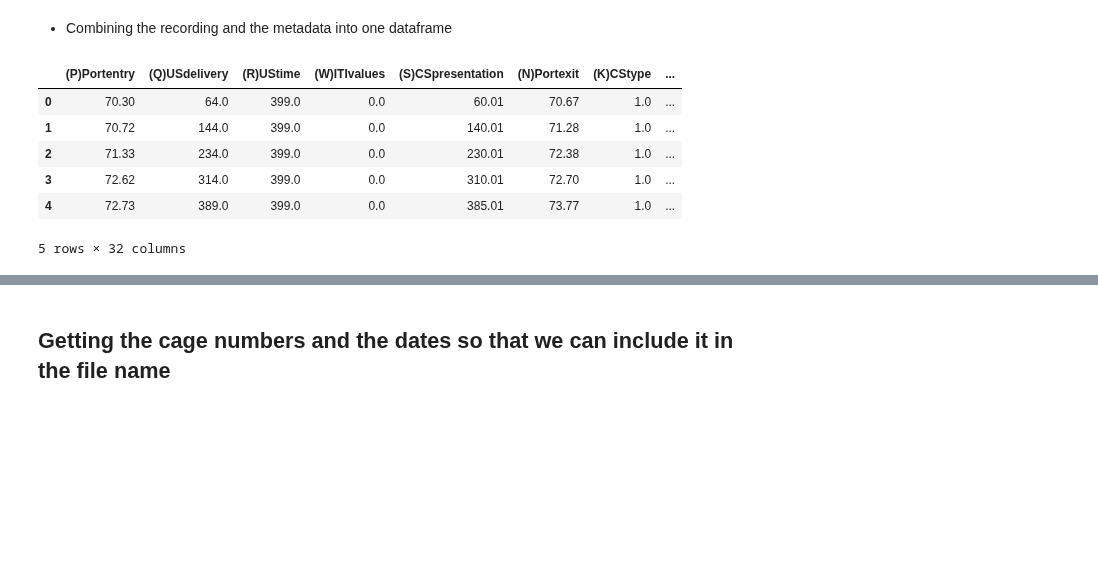
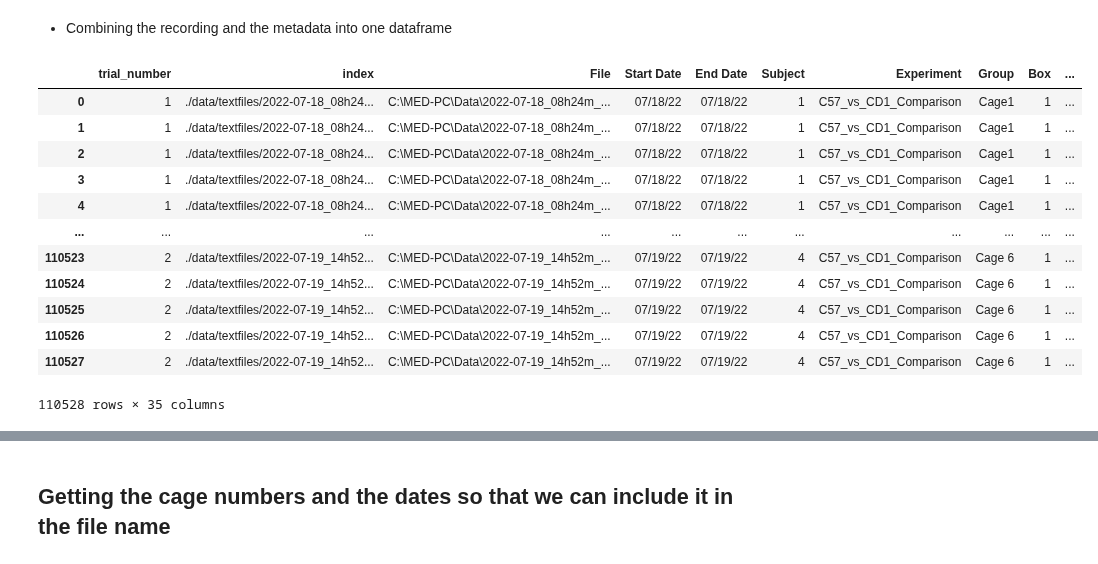
Before and after one commit to padillacoreanolab/behavioral_dataframe_processing, a Jupyter notebook: results/2022_07_20_repeated_id_fix/01_extracting_recording_data_and_metadata.ipynb, the cells around one changed output, grey strips where cells are left out. Saved outputs shown, nothing was run; the diff lists cells and outputs as text; code cells hidden in the pictures; blank space fills up the shorter version.

```diff
--- a/results/2022_07_20_repeated_id_fix/01_extracting_recording_data_and_metadata.ipynb
+++ b/results/2022_07_20_repeated_id_fix/01_extracting_recording_data_and_metadata.ipynb
@@ -173,4 +172,0 @@ metadata_df.tail()
-# %%
-# Changing the file path to Windows format, then back to Linux format
-# Then just taking the file name
-metadata_df["file_name"] = metadata_df["File"].apply(lambda x: os.path.basename(Path(PureWindowsPath(x))).strip())
@@ -196,0 +175,4 @@ metadata_df
+# %%
+# Changing the file path to Windows format, then back to Linux format
+# Then just taking the file name
+metadata_df["file_name"] = metadata_df["File"].apply(lambda x: os.path.basename(pathlib.Path(pathlib.PureWindowsPath(x))).strip())
@@ -421,14 +455,20 @@ concatted_medpc_df.tail()
 # %% [markdown]
 - Combining the recording and the metadata into one dataframe
 # %%
-recording_and_metadata_df = concatted_medpc_df.merge(metadata_df, left_on='file_path', right_on='index')
+recording_and_metadata_df = metadata_df.merge(concatted_medpc_df, right_on='file_path', left_on='index')
 # %%
-recording_and_metadata_df.head()
+recording_and_metadata_df
 # %% [output]
-|  | (P)Portentry | (Q)USdelivery | (R)UStime | (W)ITIvalues | (S)CSpresentation | (N)Portexit | (K)CStype | ... |
-| 0 | 70.30 | 64.0 | 399.0 | 0.0 | 60.01 | 70.67 | 1.0 | ... |
-| 1 | 70.72 | 144.0 | 399.0 | 0.0 | 140.01 | 71.28 | 1.0 | ... |
-| 2 | 71.33 | 234.0 | 399.0 | 0.0 | 230.01 | 72.38 | 1.0 | ... |
-| 3 | 72.62 | 314.0 | 399.0 | 0.0 | 310.01 | 72.70 | 1.0 | ... |
-| 4 | 72.73 | 389.0 | 399.0 | 0.0 | 385.01 | 73.77 | 1.0 | ... |
+|  | trial_number | index | File | Start Date | End Date | Subject | Experiment | Group | Box | ... |
+| 0 | 1 | ./data/textfiles/2022-07-18_08h24... | C:\MED-PC\Data\2022-07-18_08h24m_... | 07/18/22 | 07/18/22 | 1 | C57_vs_CD1_Comparison | Cage1 | 1 | ... |
+| 1 | 1 | ./data/textfiles/2022-07-18_08h24... | C:\MED-PC\Data\2022-07-18_08h24m_... | 07/18/22 | 07/18/22 | 1 | C57_vs_CD1_Comparison | Cage1 | 1 | ... |
+| 2 | 1 | ./data/textfiles/2022-07-18_08h24... | C:\MED-PC\Data\2022-07-18_08h24m_... | 07/18/22 | 07/18/22 | 1 | C57_vs_CD1_Comparison | Cage1 | 1 | ... |
+| 3 | 1 | ./data/textfiles/2022-07-18_08h24... | C:\MED-PC\Data\2022-07-18_08h24m_... | 07/18/22 | 07/18/22 | 1 | C57_vs_CD1_Comparison | Cage1 | 1 | ... |
+| 4 | 1 | ./data/textfiles/2022-07-18_08h24... | C:\MED-PC\Data\2022-07-18_08h24m_... | 07/18/22 | 07/18/22 | 1 | C57_vs_CD1_Comparison | Cage1 | 1 | ... |
+| ... | ... | ... | ... | ... | ... | ... | ... | ... | ... | ... |
+| 110523 | 2 | ./data/textfiles/2022-07-19_14h52... | C:\MED-PC\Data\2022-07-19_14h52m_... | 07/19/22 | 07/19/22 | 4 | C57_vs_CD1_Comparison | Cage 6 | 1 | ... |
+| 110524 | 2 | ./data/textfiles/2022-07-19_14h52... | C:\MED-PC\Data\2022-07-19_14h52m_... | 07/19/22 | 07/19/22 | 4 | C57_vs_CD1_Comparison | Cage 6 | 1 | ... |
+| 110525 | 2 | ./data/textfiles/2022-07-19_14h52... | C:\MED-PC\Data\2022-07-19_14h52m_... | 07/19/22 | 07/19/22 | 4 | C57_vs_CD1_Comparison | Cage 6 | 1 | ... |
+| 110526 | 2 | ./data/textfiles/2022-07-19_14h52... | C:\MED-PC\Data\2022-07-19_14h52m_... | 07/19/22 | 07/19/22 | 4 | C57_vs_CD1_Comparison | Cage 6 | 1 | ... |
+| 110527 | 2 | ./data/textfiles/2022-07-19_14h52... | C:\MED-PC\Data\2022-07-19_14h52m_... | 07/19/22 | 07/19/22 | 4 | C57_vs_CD1_Comparison | Cage 6 | 1 | ... |
-5 rows × 32 columns
+110528 rows × 35 columns
```
Also changed, not shown: parts of 33 cells of this notebook, 3 other files.
